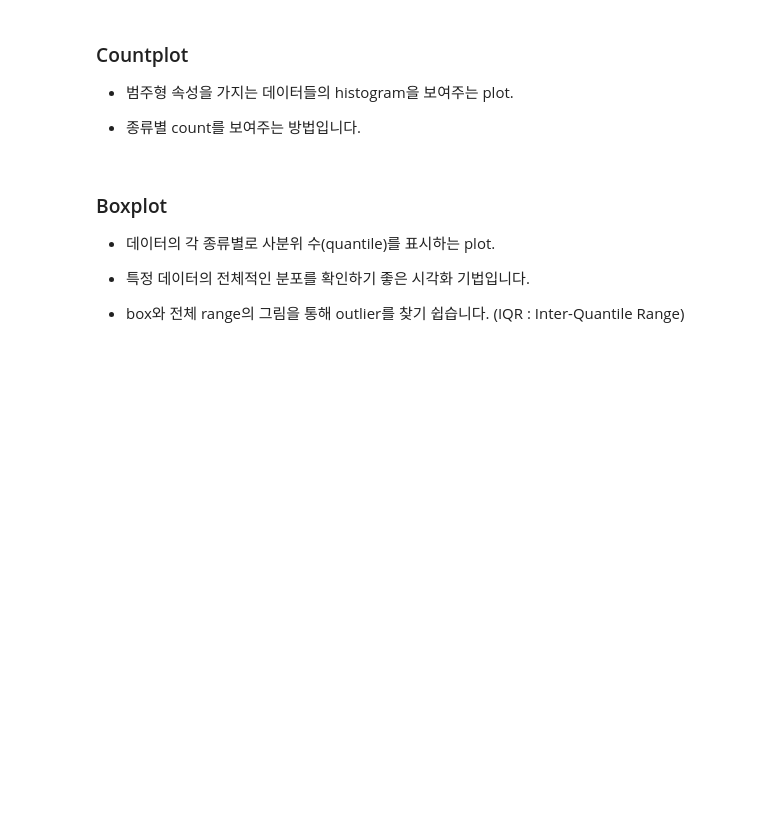
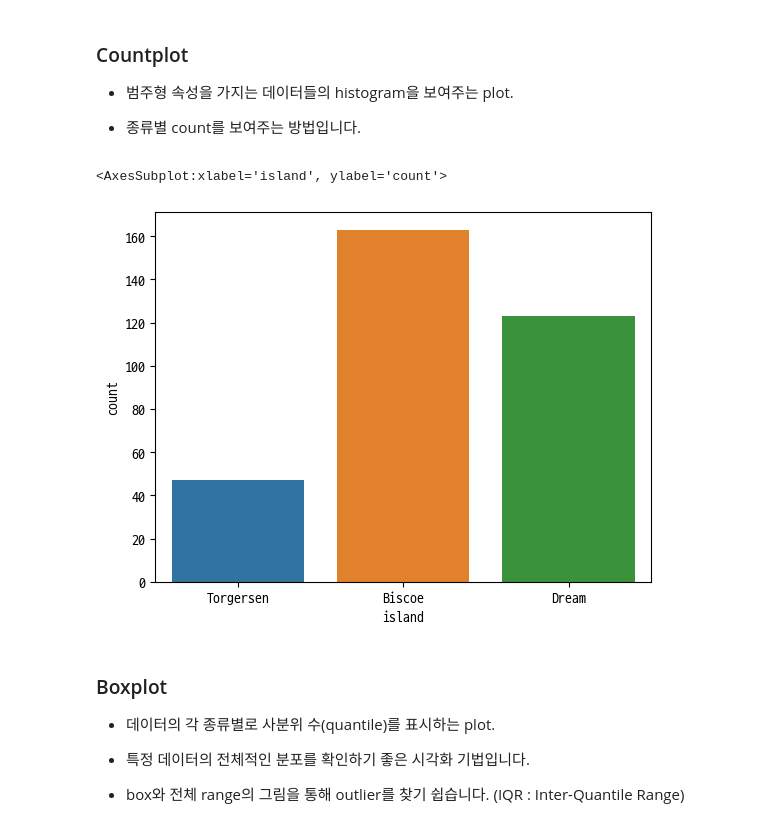
Before and after one commit to sainthm/MGS_AI_DS, a Jupyter notebook: YDK/Python_Basics_and_Data_Analysis/1. 데이터 시각화 Seaborn.ipynb, the cells around one changed output. Cells and saved outputs as stored; diff of their text form; code cells hidden in the pictures; blank space fills up the shorter version.

```diff
--- a/YDK/Python_Basics_and_Data_Analysis/1. 데이터 시각화 Seaborn.ipynb
+++ b/YDK/Python_Basics_and_Data_Analysis/1. 데이터 시각화 Seaborn.ipynb
@@ -147,6 +156,12 @@ e.g. displot(kind="hist")
 - 종류별 count를 보여주는 방법입니다.
 # %%
 # penguin 데이터에 countplot을 출력합니다.
+# 범주에 대한 수를 알고 싶을 경우 사용
+# 분포에 대한 것은 히스토그램 사용
+sns.countplot(data=data, x="island")
+# %% [output]
+<AxesSubplot:xlabel='island', ylabel='count'>
+[figure, added]
 # %% [markdown]
 ### Boxplot
 
```
Also changed, not shown: parts of 18 cells of this notebook.
